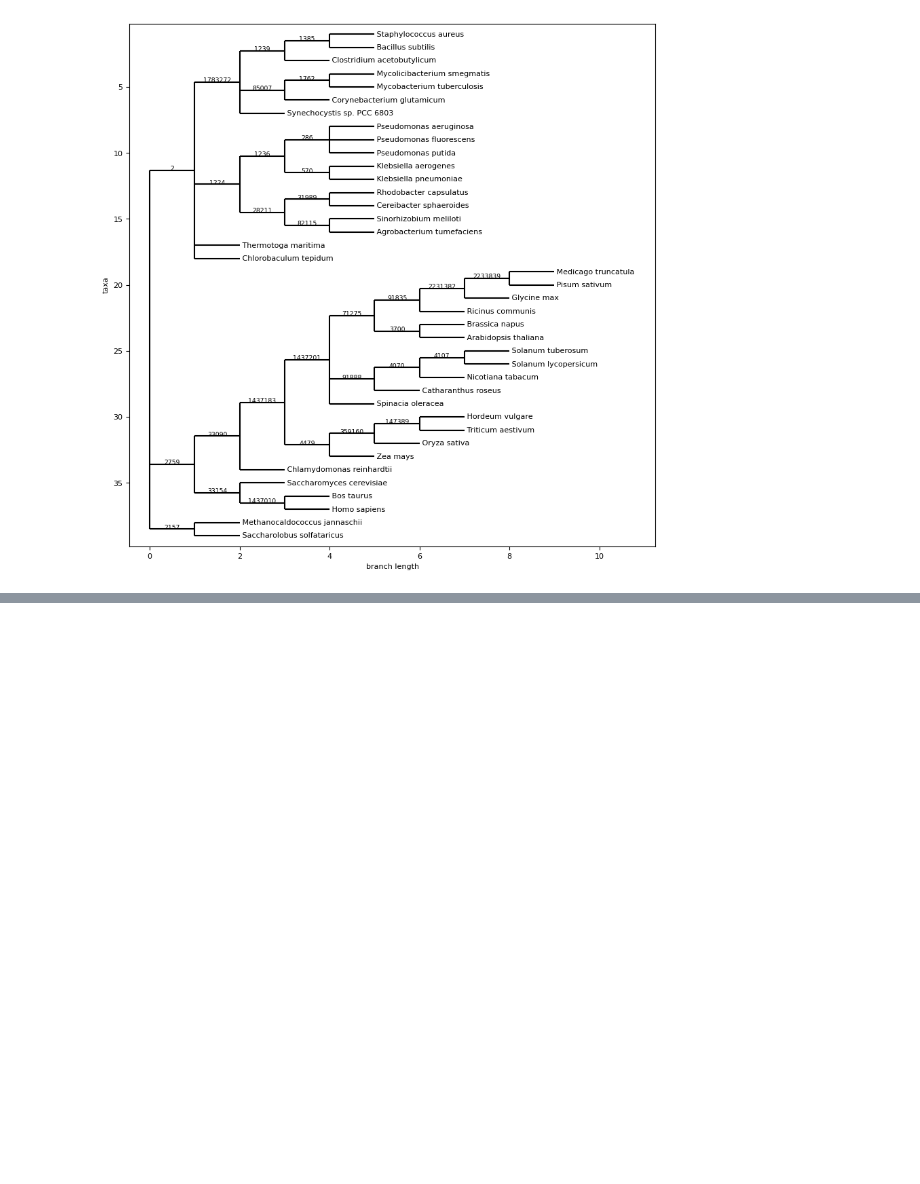
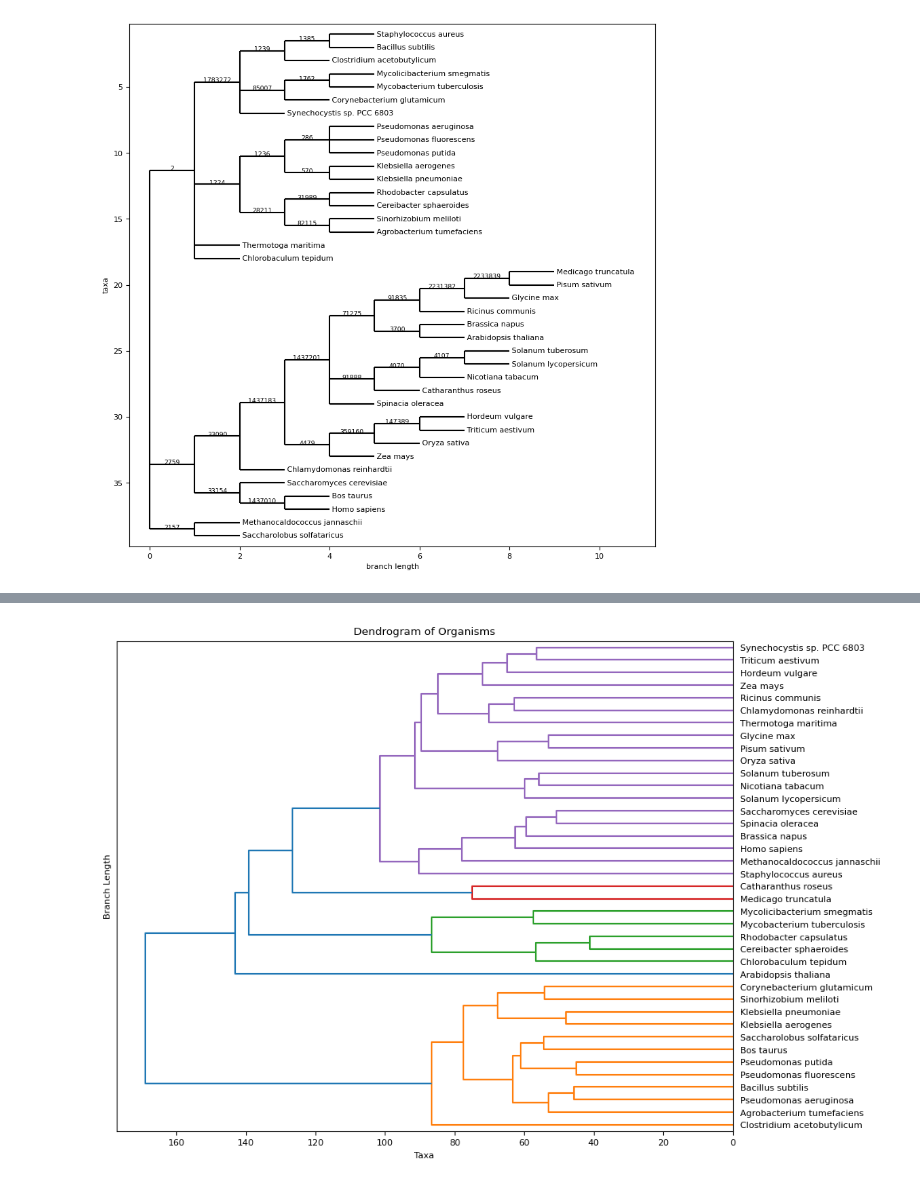
Before and after one commit to pweglik/data-exploration, a Jupyter notebook: projekt/trees.ipynb, the cells around one changed output, grey strips where cells are left out. Saved outputs shown, nothing was run; the diff lists cells and outputs as text; code cells hidden in the pictures; blank space fills up the shorter version.

```diff
--- a/projekt/trees.ipynb
+++ b/projekt/trees.ipynb
@@ -71,0 +96,19 @@ NCBI ID: 300, Lineage: root; cellular organisms; Bacteria; Pseudomonadota; Gamma
+# %%
+
+# Assuming the embeddings data is available in a file format, let's load the data
+embeddings = pd.read_csv("contrastive_embeddings.csv")
+embeddings = embeddings[df["metacyc_id"].tolist()]
+labels = df["name"].tolist()
+
+# Perform agglomerative clustering using the linkage method from scipy
+Z = linkage(embeddings.values.T, method='ward')
+
+# Plot the dendrogram
+plt.figure(figsize=(10, 8))
+dendrogram(Z, labels=labels, orientation='left')
+plt.xlabel('Taxa')
+plt.ylabel('Branch Length')
+plt.title('Dendrogram of Organisms')
+plt.show()
+# %% [output]
+[figure, added]
```
Also changed, not shown: parts of 3 cells of this notebook.
